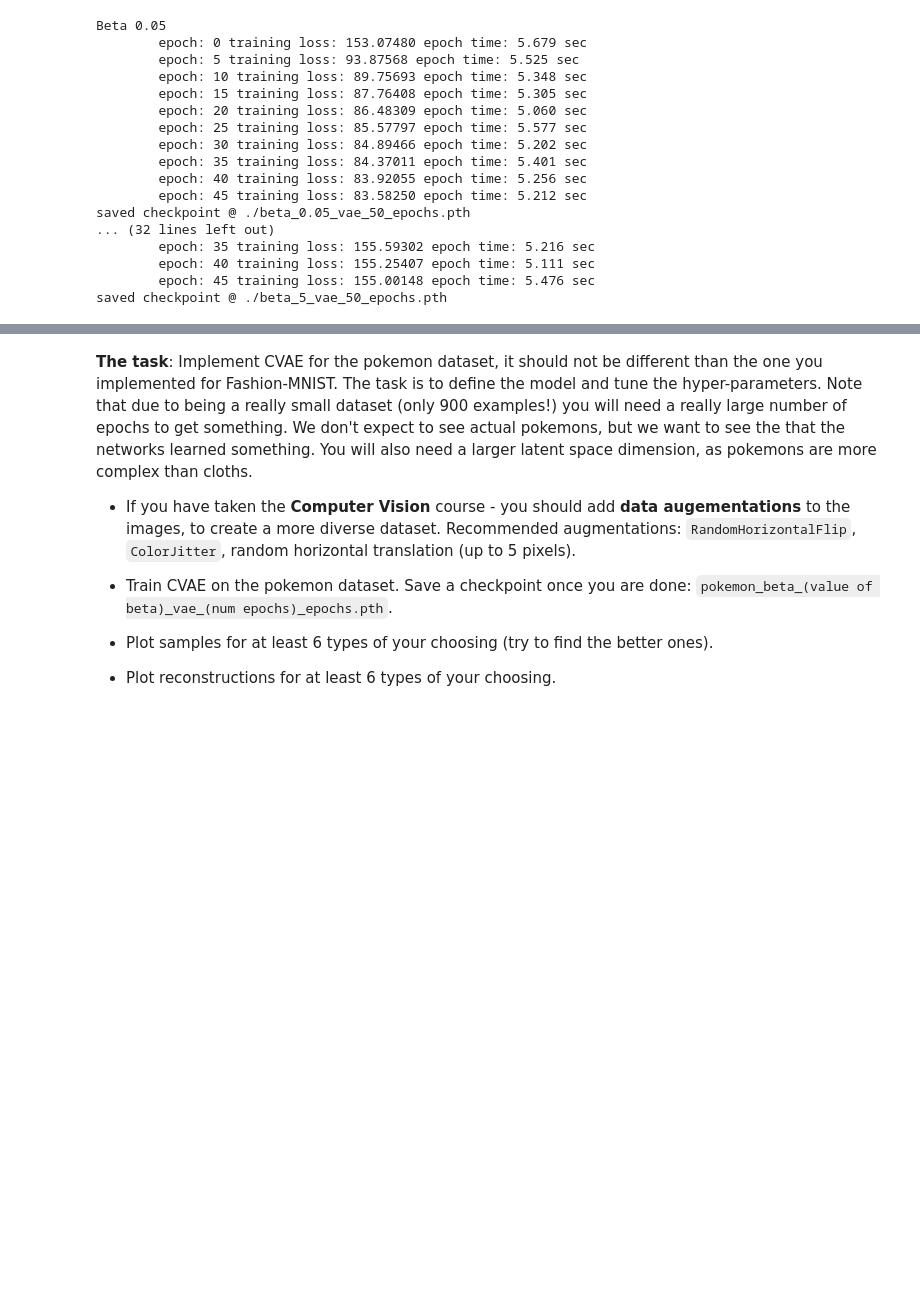
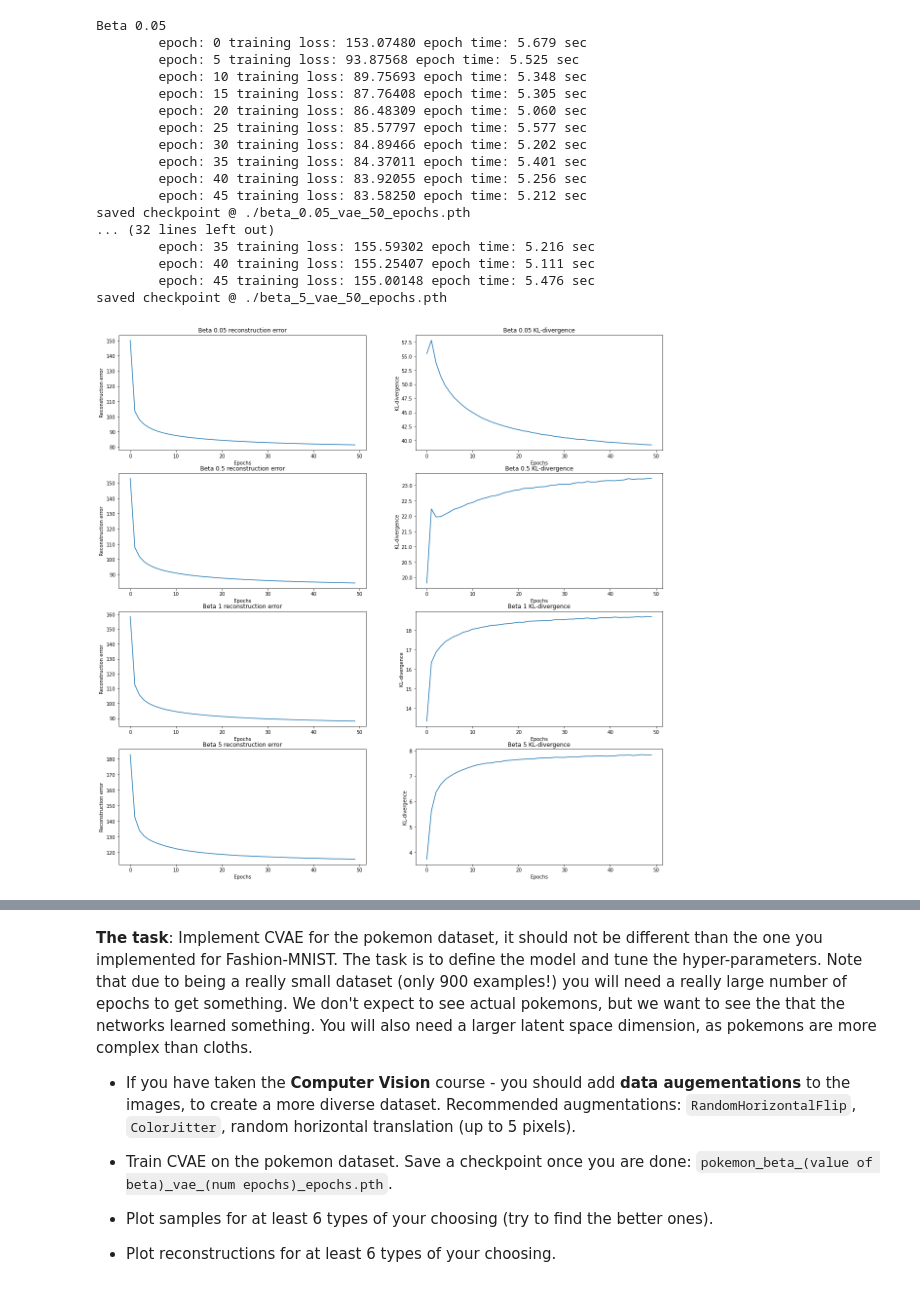
Before and after one commit to ynahum/anam_hw, a Jupyter notebook: wet2/ee046202_wet2_034462796_204813323.ipynb, the cells around one changed output, grey strips where cells are left out. Cells and saved outputs as stored; diff of their text form; code cells hidden in the pictures; blank space fills up the shorter version.

```diff
--- a/wet2/ee046202_wet2_034462796_204813323.ipynb
+++ b/wet2/ee046202_wet2_034462796_204813323.ipynb
@@ -437,6 +437,29 @@ saved checkpoint @ ./beta_0.05_vae_50_epochs.pth
         epoch: 40 training loss: 155.25407 epoch time: 5.111 sec
         epoch: 45 training loss: 155.00148 epoch time: 5.476 sec
 saved checkpoint @ ./beta_5_vae_50_epochs.pth
+# %%
+# 4
+fig = plt.figure(figsize=(20,20))
+
+num_of_betas = len(BETA_LIST)
+plots_per_row = 2
+epochs = range(NUM_EPOCHS)
+
+for row_idx in range(num_of_betas):
+    subplot_idx = plots_per_row * row_idx
+    ax1 = fig.add_subplot(num_of_betas, plots_per_row, subplot_idx+1)
+    ax1.plot(epochs, beta_recon_error_table[row_idx])
+    ax1.set_title("Beta {0} reconstruction error".format(BETA_LIST[row_idx]))
+    ax1.set_xlabel("Epochs")
+    ax1.set_ylabel("Reconstruction error")
+    subplot_idx += 1
+    ax2 = fig.add_subplot(num_of_betas, plots_per_row, subplot_idx+1)
+    ax2.plot(epochs, beta_kl_table[row_idx])
+    ax2.set_title("Beta {0} KL-divergence".format(BETA_LIST[row_idx]))
+    ax2.set_xlabel("Epochs")
+    ax2.set_ylabel("KL-divergence")
+# %% [output]
+[figure, added]
 # %% [markdown]
 ### <img src="https://img.icons8.com/bubbles/48/000000/ask-question.png" style="height:50px;display:inline"> Question 1 - $\beta$-VAE
 ---
```
